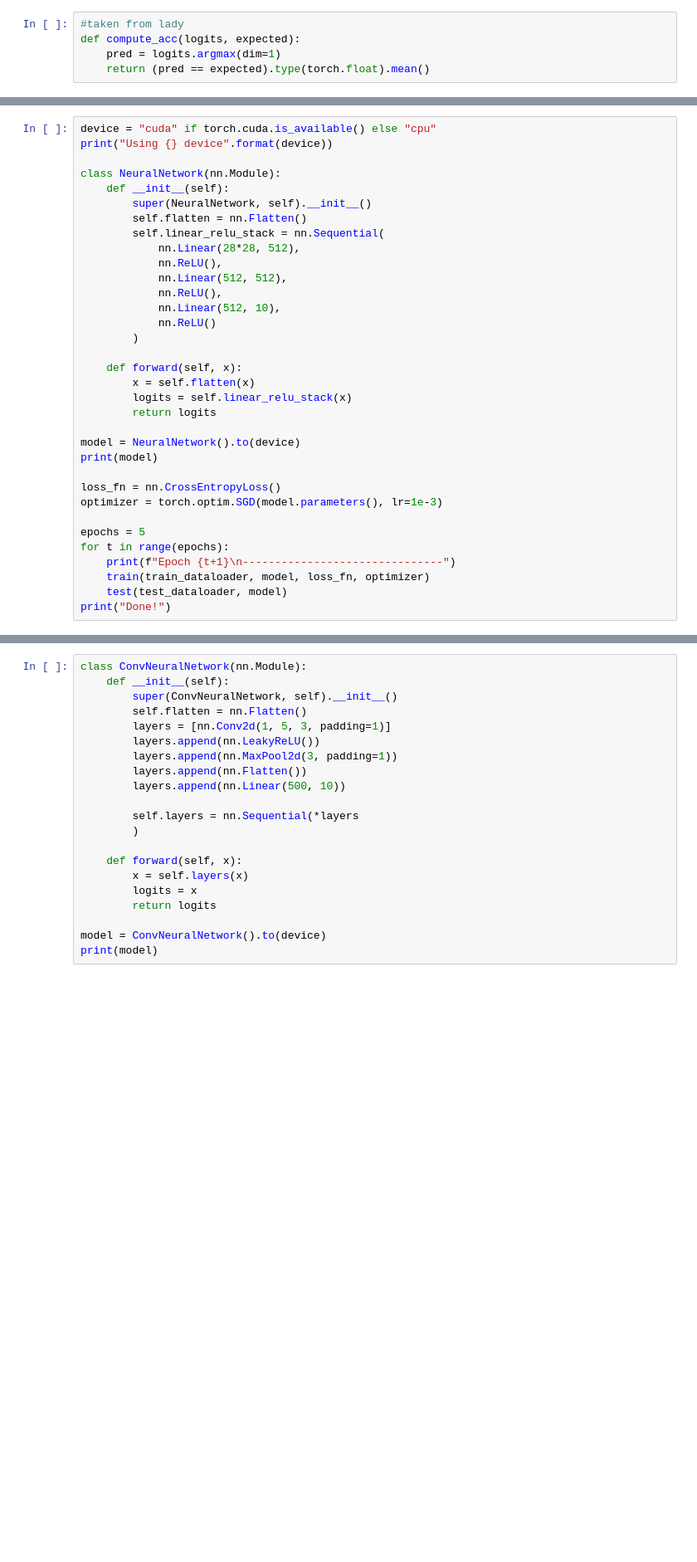
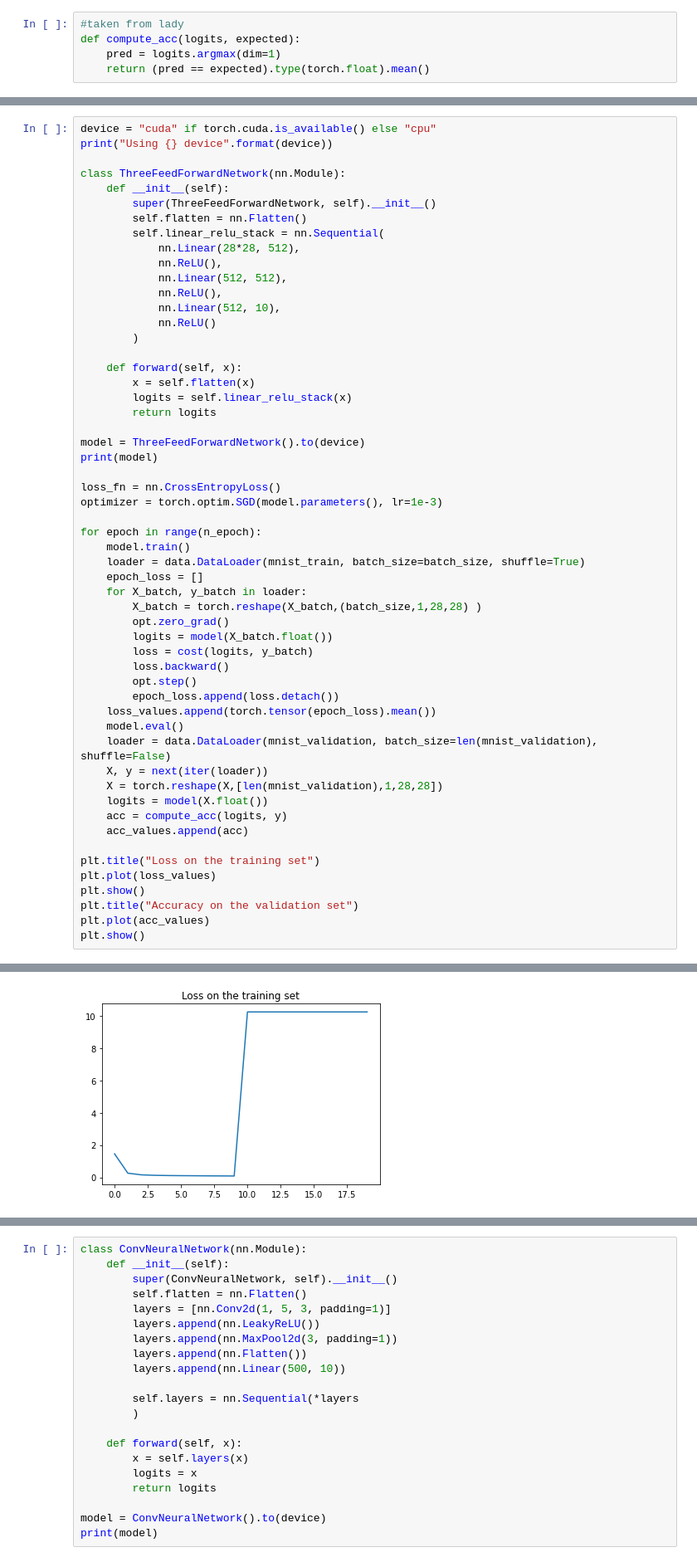
Before and after one commit to imhurl23/MNIST_ANN_Classifiers, a Jupyter notebook: practice.ipynb, the cells around one changed output, grey strips where cells are left out. Shown: that part at 83% size. Saved outputs shown, nothing was run; the diff lists cells and outputs as text; blank space fills up the shorter version.

```diff
--- a/practice.ipynb
+++ b/practice.ipynb
@@ -79,9 +117,9 @@ len(mnist_real_train), len(mnist_train), len(mnist_validation), len(mnist_test)
 device = "cuda" if torch.cuda.is_available() else "cpu"
 print("Using {} device".format(device))
 
-class NeuralNetwork(nn.Module):
+class ThreeFeedForwardNetwork(nn.Module):
     def __init__(self):
-        super(NeuralNetwork, self).__init__()
+        super(ThreeFeedForwardNetwork, self).__init__()
         self.flatten = nn.Flatten()
         self.linear_relu_stack = nn.Sequential(
             nn.Linear(28*28, 512),
@@ -97,17 +135,38 @@ class NeuralNetwork(nn.Module):
         logits = self.linear_relu_stack(x)
         return logits
 
-model = NeuralNetwork().to(device)
+model = ThreeFeedForwardNetwork().to(device)
 print(model)
 
 loss_fn = nn.CrossEntropyLoss()
 optimizer = torch.optim.SGD(model.parameters(), lr=1e-3)
 
-epochs = 5
-for t in range(epochs):
-    print(f"Epoch {t+1}\n-------------------------------")
-    train(train_dataloader, model, loss_fn, optimizer)
-    test(test_dataloader, model)
-print("Done!")
+for epoch in range(n_epoch):
+    model.train()
+    loader = data.DataLoader(mnist_train, batch_size=batch_size, shuffle=True)
+    epoch_loss = []
+    for X_batch, y_batch in loader:
+        X_batch = torch.reshape(X_batch,(batch_size,1,28,28) )
+        opt.zero_grad()
+        logits = model(X_batch.float())
+        loss = cost(logits, y_batch)
+        loss.backward()
+        opt.step()
+        epoch_loss.append(loss.detach())
+    loss_values.append(torch.tensor(epoch_loss).mean())
+    model.eval()
+    loader = data.DataLoader(mnist_validation, batch_size=len(mnist_validation), shuffle=False)
+    X, y = next(iter(loader))
+    X = torch.reshape(X,[len(mnist_validation),1,28,28])
+    logits = model(X.float())
+    acc = compute_acc(logits, y)
+    acc_values.append(acc)
+
+plt.title("Loss on the training set")
+plt.plot(loss_values)
+plt.show()
+plt.title("Accuracy on the validation set")
+plt.plot(acc_values)
+plt.show()
 # %% [output]
 Using cpu device
@@ -129,0 +184 @@ Done!
+[figure, added]
```
Also changed, not shown: parts of 10 cells of this notebook.
